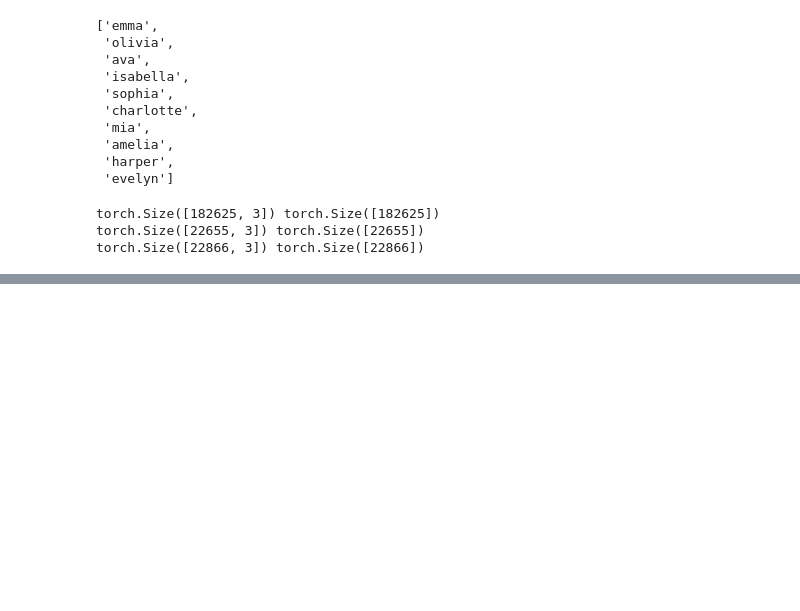
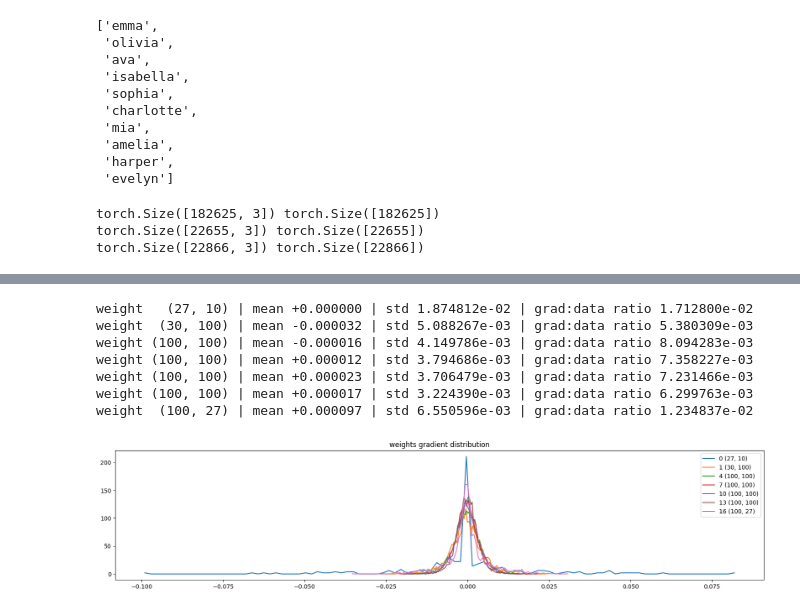
Before and after one commit to nghess/makemore, a Jupyter notebook: makemore_lesson3b.ipynb, the cells around one changed output, grey strips where cells are left out. Drawn from its saved outputs; the diff is of its cells as text; code cells hidden in the pictures; blank space fills up the shorter version.

```diff
--- a/makemore_lesson3b.ipynb
+++ b/makemore_lesson3b.ipynb
@@ -155,0 +280,22 @@ lossi
+# %%
+# Visualize histograms
+plt.figure(figsize=(20, 4))  # Width and height of the plot
+legends = []
+for i,p in enumerate(parameters):
+  t = p.grad
+  if p.ndim == 2:
+    print('weight %10s | mean %+f | std %e | grad:data ratio %e' % (tuple(p.shape), t.mean(), t.std(), t.std() / p.std()))
+    hy, hx = torch.histogram(t, density=True)
+    plt.plot(hx[:-1].detach(), hy.detach())
+    legends.append(f'{i} {tuple(p.shape)}')
+plt.legend(legends)
+plt.title('weights gradient distribution');
+# %% [output]
+weight   (27, 10) | mean +0.000000 | std 1.874812e-02 | grad:data ratio 1.712800e-02
+weight  (30, 100) | mean -0.000032 | std 5.088267e-03 | grad:data ratio 5.380309e-03
+weight (100, 100) | mean -0.000016 | std 4.149786e-03 | grad:data ratio 8.094283e-03
+weight (100, 100) | mean +0.000012 | std 3.794686e-03 | grad:data ratio 7.358227e-03
+weight (100, 100) | mean +0.000023 | std 3.706479e-03 | grad:data ratio 7.231466e-03
+weight (100, 100) | mean +0.000017 | std 3.224390e-03 | grad:data ratio 6.299763e-03
+weight  (100, 27) | mean +0.000097 | std 6.550596e-03 | grad:data ratio 1.234837e-02
+[figure, added]
```
Also changed, not shown: parts of 17 cells of this notebook.
